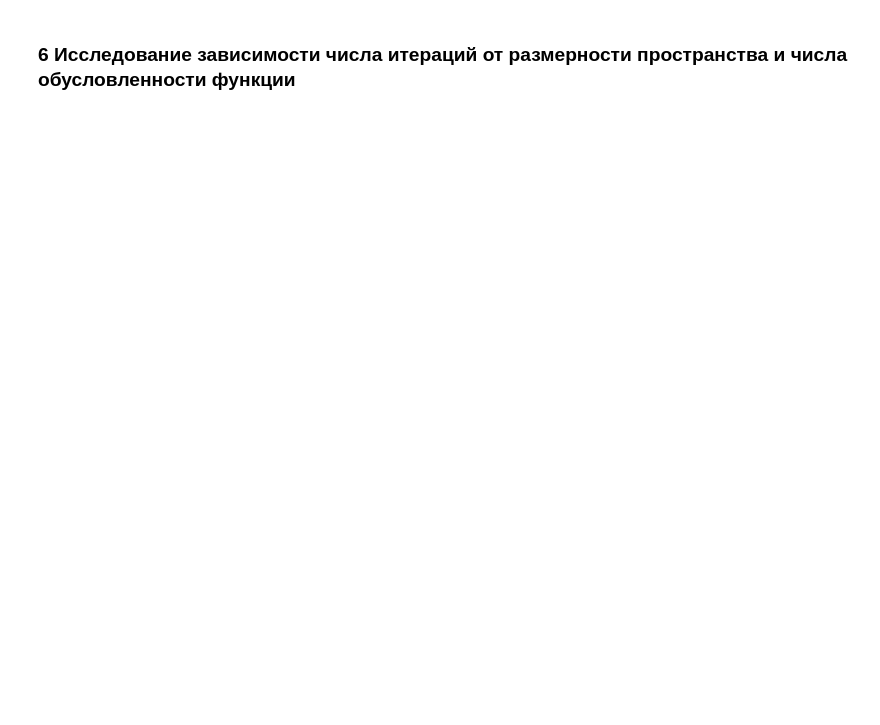
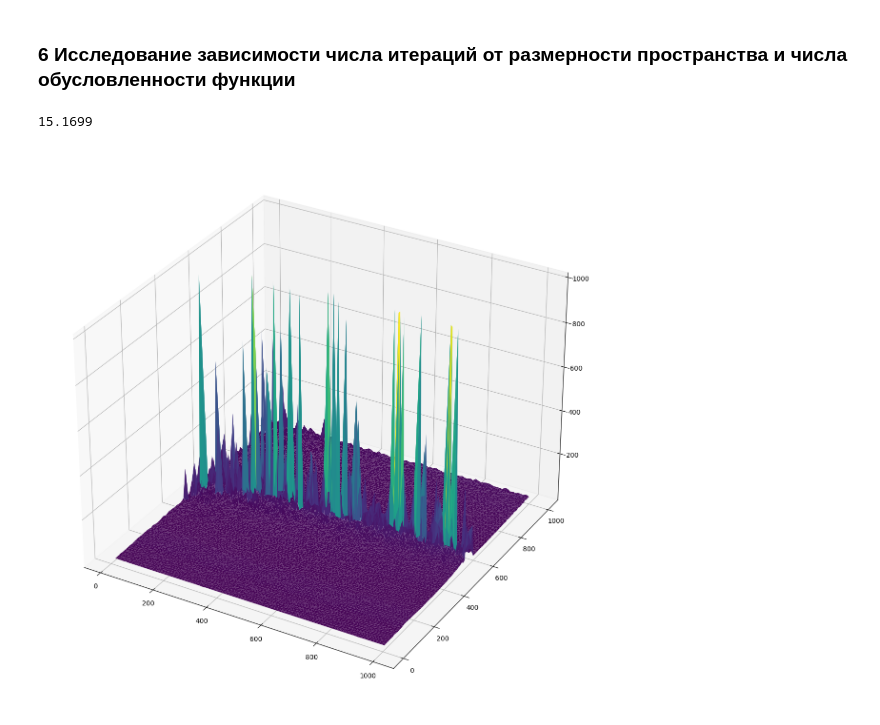
Before and after one commit to BasedKT/lab1, a Jupyter notebook: app.ipynb, the cells around one changed output. Cells and saved outputs as stored; diff of their text form; code cells hidden in the pictures; blank space fills up the shorter version.

```diff
--- a/app.ipynb
+++ b/app.ipynb
@@ -41,16 +41,18 @@ def grad_desc(func, lr, x, eps, is_wolfe=False, left_wolfe_bound=0.1, right_wolf
         x = x - lr(Function(lambda a: func.value(x - a * grad)), is_wolfe) * grad
         if need_points:
             points.append(x)
+        else:
+            points = [x]
         num_of_steps += 1
         if abs(func.value(x) - func.value(prev_x)) < eps or num_of_steps >= max_num_of_step:
             break
 
     if need_points: return np.array(points)
-    return num_of_steps
+    return (points[0], num_of_steps)
 
 
 def right_border_calc(func):
-    right_start = 0.00001
+    right_start = 0.0000001
     zero = func.value(0)
     while zero >= func.value(right_start):
         right_start *= 2
@@ -198,2 +294,35 @@ for func in functions:
 # %% [markdown]
 ### 6 Исследование зависимости числа итераций от размерности пространства и числа обусловленности функции
+# %%
+from_nk_to_num_of_steps = [[]]
+x = []
+y = []
+z = []
+cnst = 10
+middle = 0
+num_of_steps = 0
+for n in range(2, 1001):
+    for k in range(1, 1001):
+        if (k % cnst == 0 and n % cnst == 0):
+            x.append(n)
+            y.append(k)
+            z.append(grad_desc(
+                func=GeneratedFunctionCalculator(func_generator(n, k)),
+                lr=lr_wrapper(0.01, 0.001),
+                x=np.array([20., 20.]), eps=0.1, need_points=False)[1])
+            middle += z[len(z) - 1]
+            num_of_steps += 1
+
+print(middle / num_of_steps)
+x = np.asarray(x)
+y = np.asarray(y)
+z = np.asarray(z)
+ax = plt.axes(projection='3d')
+ax.grid()
+ax.plot_trisurf(x, y, z, cmap='viridis', edgecolor='none')
+# plt.figure().set_size_inches()
+ax.figure.set_size_inches(15, 15)
+plt.show()
+# %% [output]
+15.1699
+[figure, added]
```
Also changed, not shown: parts of 4 cells of this notebook.
